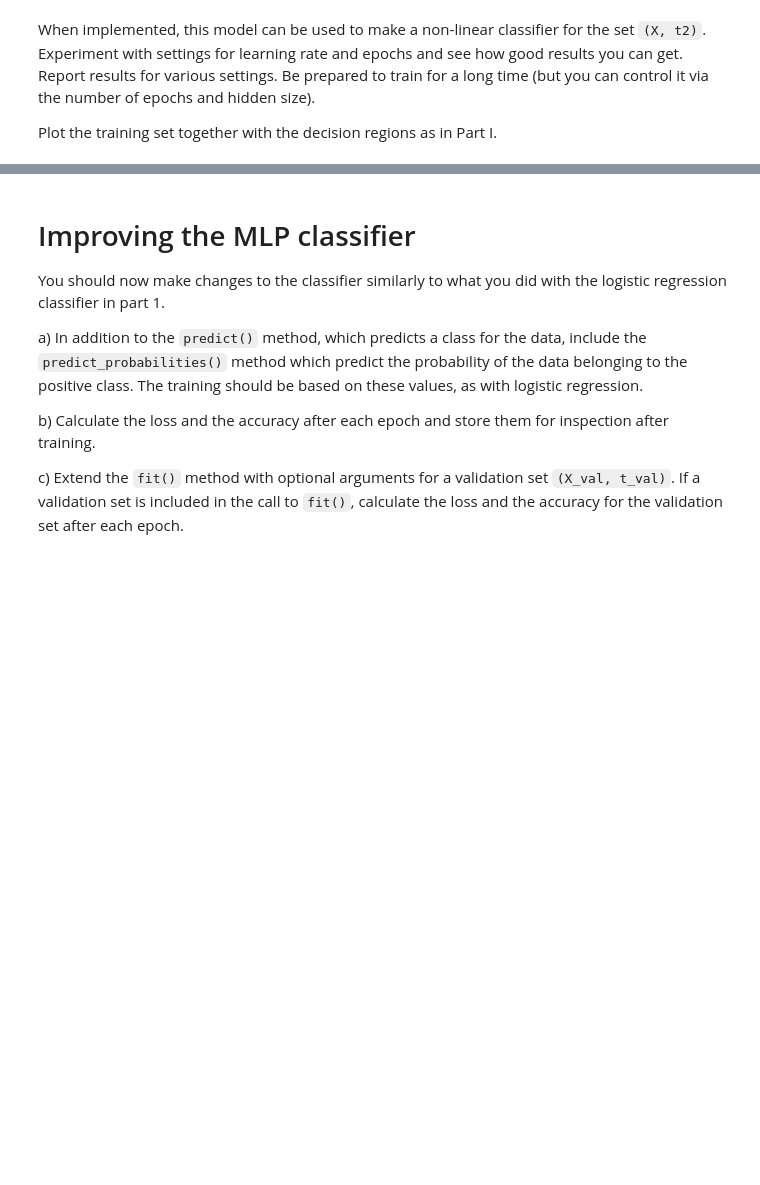
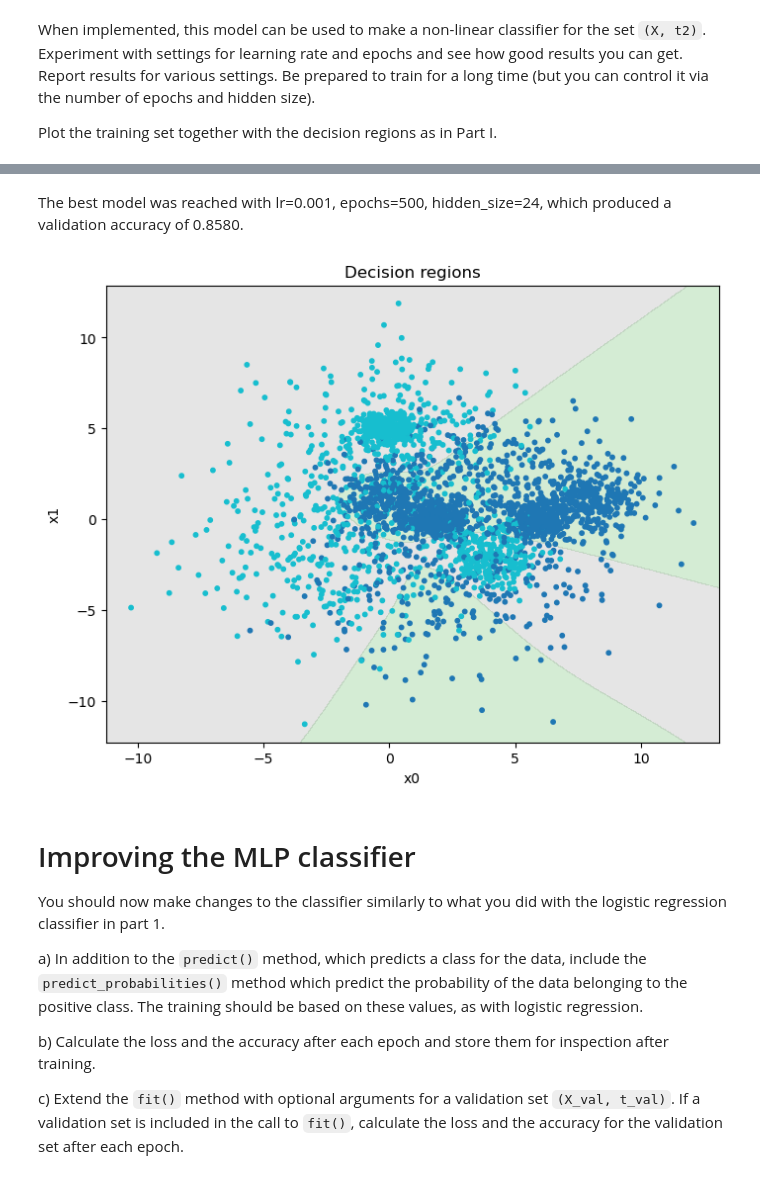
Before and after one commit to sofija-13/intro_AI-ML, a Jupyter notebook: assignment2/in3050_in4050_2025_assignment_2.ipynb, the cells around one changed output, grey strips where cells are left out. Saved outputs shown, nothing was run; the diff lists cells and outputs as text; code cells hidden in the pictures; blank space fills up the shorter version.

```diff
--- a/assignment2/in3050_in4050_2025_assignment_2.ipynb
+++ b/assignment2/in3050_in4050_2025_assignment_2.ipynb
@@ -586,3 +802,34 @@ When implemented, this model can be used to make a non-linear classifier for the
 Report results for various settings. Be prepared to train for a long time (but you can control it via the number of epochs and hidden size).
 
 Plot the training set together with the decision regions as in Part I.
+# %%
+#hyper-parameter settings
+l_rates = [0.001, 0.005, 0.01, 0.05, 0.1, 0.5, 1.0, 5.0]
+epoch_values = [10, 50, 100, 150, 500]
+hidden_sizes = [6, 12, 24]
+
+best_accuracy = 0
+best_params = tuple[float,int,int]
+
+for lr in l_rates:
+    print(f"Training MLP with lr={lr}")
+    for epochs in epoch_values:
+        print(f"\tepochs={epochs}")
+        for hidden_size in hidden_sizes:
+            print(f"\t\thidden_size={hidden_size}")
+            model = MLPBinaryLinRegClass(dim_hidden=hidden_size)
+            model.fit(X_train, t2_train, lr=lr, epochs=epochs)
+
+            #predictions on validation set
+            predictions = model.predict(X_val)
+            accuracy = np.mean(predictions == t2_val)
+
+            print(f"Validation Accuracy: {accuracy:.4f}\n")
+
+            #keep best model
+            if accuracy > best_accuracy:
+                best_accuracy = accuracy
+                best_params = lr, epochs, hidden_size
+
+print(f"Best Model: lr={best_params[0]}, epochs={best_params[1]}, hidden_size={best_params[2]}")
+print(f"Best Validation Accuracy: {best_accuracy:.4f}")
@@ -589,3 +871,12 @@ Plot the training set together with the decision regions as in Part I.
+# %% [markdown]
+The best model was reached with lr=0.001, epochs=500, hidden_size=24, which produced a validation accuracy of 0.8580.
+# %%
+best_model = MLPBinaryLinRegClass(dim_hidden=best_params[2])
+best_model.fit(X_train, t2_train, lr=best_params[0], epochs=best_params[1])
+
+plot_decision_regions(X_train, t2_train, best_model)
+# %% [output]
+[figure, added]
 # %% [markdown]
 # Improving the MLP classifier
 You should now make changes to the classifier similarly to what you did with the logistic regression classifier in part 1.
```
Also changed, not shown: parts of 24 cells of this notebook.
